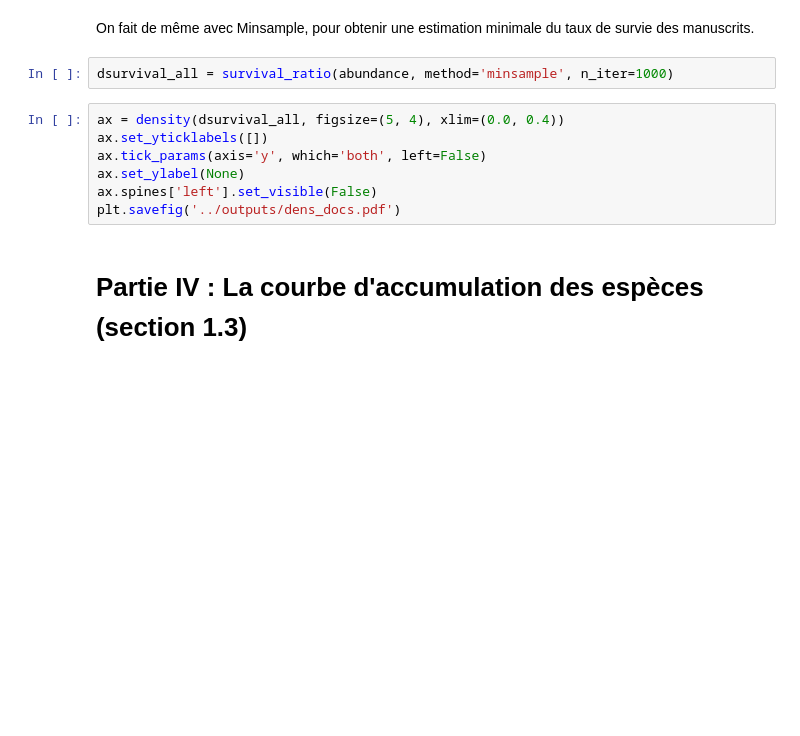
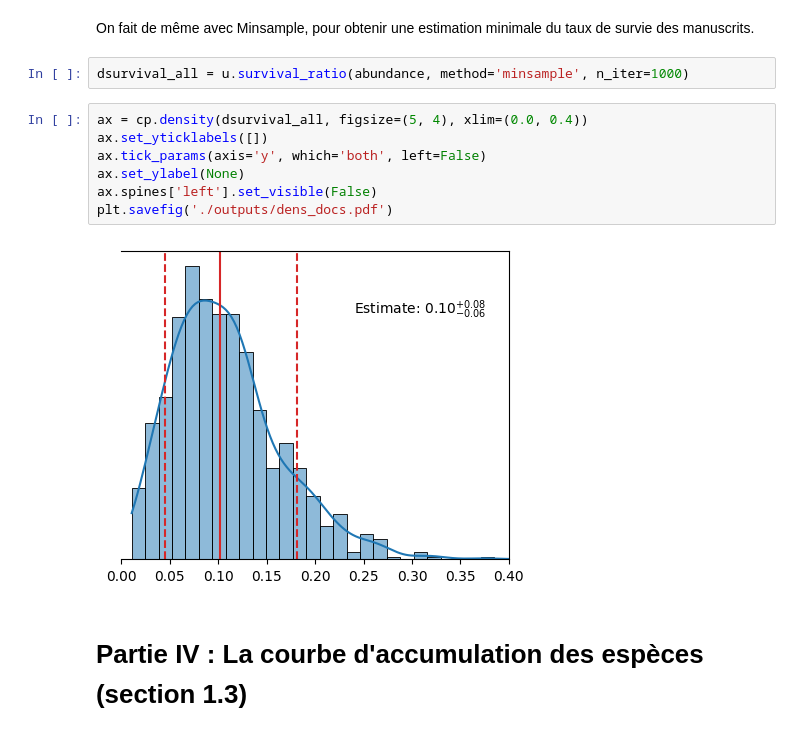
Before and after one commit to Emiliegd14/IberianChurchFather_tradition, a Jupyter notebook: unseen_species/copia.ipynb, the cells around one changed output. Saved outputs shown, nothing was run; the diff lists cells and outputs as text; blank space fills up the shorter version.

```diff
--- a/unseen_species/copia.ipynb
+++ b/unseen_species/copia.ipynb
@@ -206,14 +224,16 @@ plt.savefig('../outputs/dens_works.pdf')
 # %% [markdown]
 On fait de même avec Minsample, pour obtenir une estimation minimale du taux de survie des manuscrits.
 # %%
-dsurvival_all = survival_ratio(abundance, method='minsample', n_iter=1000)
+dsurvival_all = u.survival_ratio(abundance, method='minsample', n_iter=1000)
 # %%
-ax = density(dsurvival_all, figsize=(5, 4), xlim=(0.0, 0.4))
+ax = cp.density(dsurvival_all, figsize=(5, 4), xlim=(0.0, 0.4))
 ax.set_yticklabels([])
 ax.tick_params(axis='y', which='both', left=False)
 ax.set_ylabel(None)
 ax.spines['left'].set_visible(False)
-plt.savefig('../outputs/dens_docs.pdf')
+plt.savefig('./outputs/dens_docs.pdf')
+# %% [output]
+[figure, added]
 # %% [markdown]
 # Partie IV : La courbe d'accumulation des espèces (section 1.3)
 # %% [markdown]
```
Also changed, not shown: parts of 20 cells of this notebook, 7 other files.
